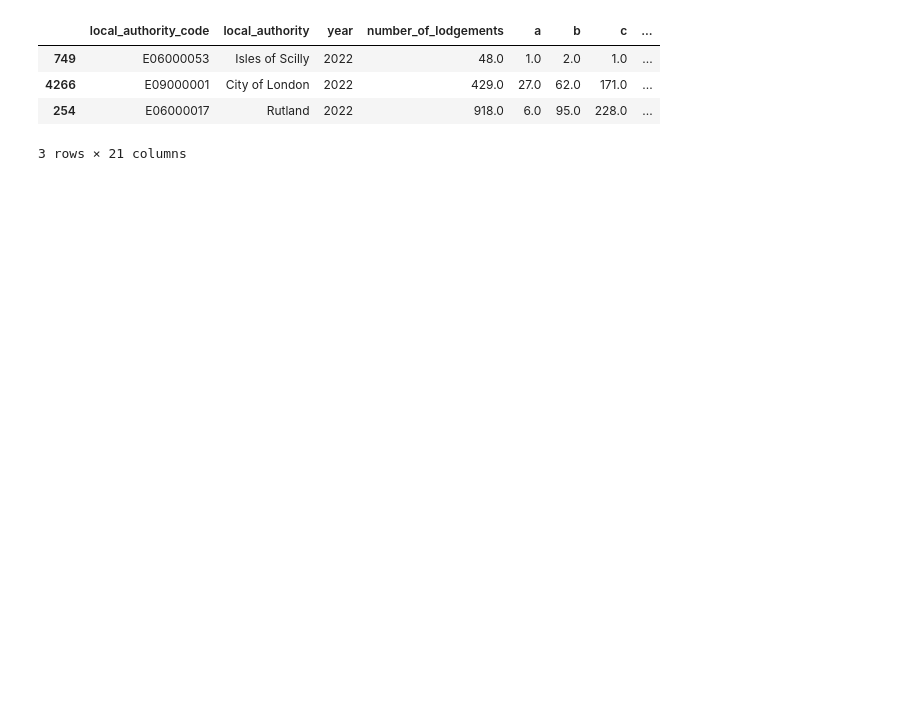
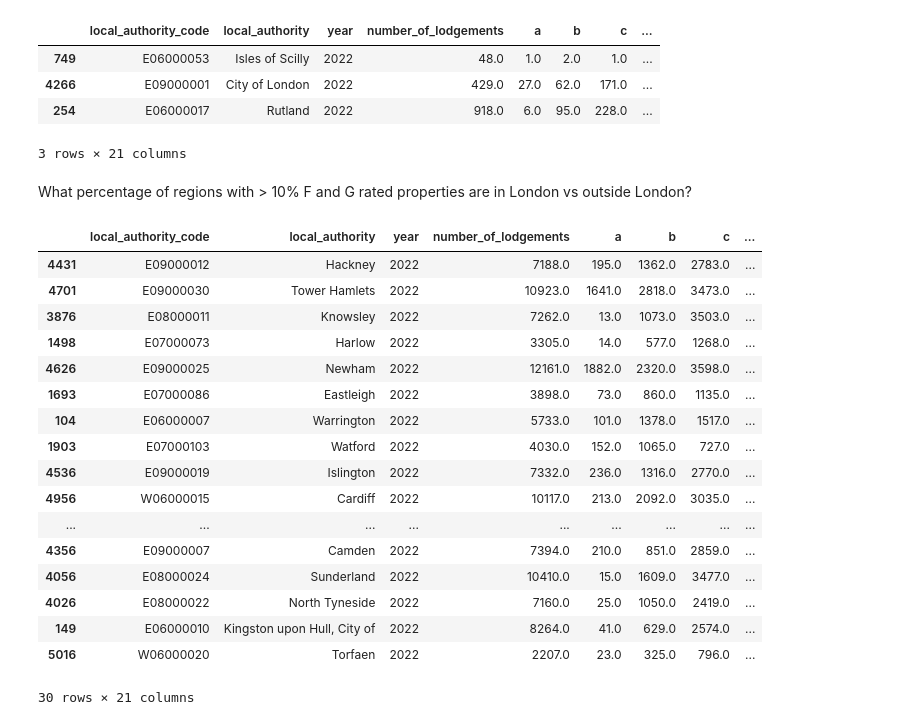
Before and after one commit to cassbc/PythonPortfolio, a Jupyter notebook: EPC ratings/Energy Ratings.ipynb, the cells around one changed output. Saved outputs shown, nothing was run; the diff lists cells and outputs as text; code cells hidden in the pictures; blank space fills up the shorter version.

```diff
--- a/EPC ratings/Energy Ratings.ipynb
+++ b/EPC ratings/Energy Ratings.ipynb
@@ -288,3 +307,26 @@ df_years[df_years['year'] == 2022].nsmallest(3,'number_of_lodgements')
 | 4266 | E09000001 | City of London | 2022 | 429.0 | 27.0 | 62.0 | 171.0 | ... |
 | 254 | E06000017 | Rutland | 2022 | 918.0 | 6.0 | 95.0 | 228.0 | ... |
 3 rows × 21 columns
+# %% [markdown]
+What percentage of regions with > 10% F and G rated properties are in London vs outside London?
+# %%
+df_years[(df_years['year'] >= 2022) & (df_years['f_and_g'] <= 2)].sort_values(by='f_and_g')
+# %% [output]
+|  | local_authority_code | local_authority | year | number_of_lodgements | a | b | c | ... |
+| 4431 | E09000012 | Hackney | 2022 | 7188.0 | 195.0 | 1362.0 | 2783.0 | ... |
+| 4701 | E09000030 | Tower Hamlets | 2022 | 10923.0 | 1641.0 | 2818.0 | 3473.0 | ... |
+| 3876 | E08000011 | Knowsley | 2022 | 7262.0 | 13.0 | 1073.0 | 3503.0 | ... |
+| 1498 | E07000073 | Harlow | 2022 | 3305.0 | 14.0 | 577.0 | 1268.0 | ... |
+| 4626 | E09000025 | Newham | 2022 | 12161.0 | 1882.0 | 2320.0 | 3598.0 | ... |
+| 1693 | E07000086 | Eastleigh | 2022 | 3898.0 | 73.0 | 860.0 | 1135.0 | ... |
+| 104 | E06000007 | Warrington | 2022 | 5733.0 | 101.0 | 1378.0 | 1517.0 | ... |
+| 1903 | E07000103 | Watford | 2022 | 4030.0 | 152.0 | 1065.0 | 727.0 | ... |
+| 4536 | E09000019 | Islington | 2022 | 7332.0 | 236.0 | 1316.0 | 2770.0 | ... |
+| 4956 | W06000015 | Cardiff | 2022 | 10117.0 | 213.0 | 2092.0 | 3035.0 | ... |
+| ... | ... | ... | ... | ... | ... | ... | ... | ... |
+| 4356 | E09000007 | Camden | 2022 | 7394.0 | 210.0 | 851.0 | 2859.0 | ... |
+| 4056 | E08000024 | Sunderland | 2022 | 10410.0 | 15.0 | 1609.0 | 3477.0 | ... |
+| 4026 | E08000022 | North Tyneside | 2022 | 7160.0 | 25.0 | 1050.0 | 2419.0 | ... |
+| 149 | E06000010 | Kingston upon Hull, City of | 2022 | 8264.0 | 41.0 | 629.0 | 2574.0 | ... |
+| 5016 | W06000020 | Torfaen | 2022 | 2207.0 | 23.0 | 325.0 | 796.0 | ... |
+30 rows × 21 columns
```
Also changed, not shown: parts of 4 cells of this notebook.
